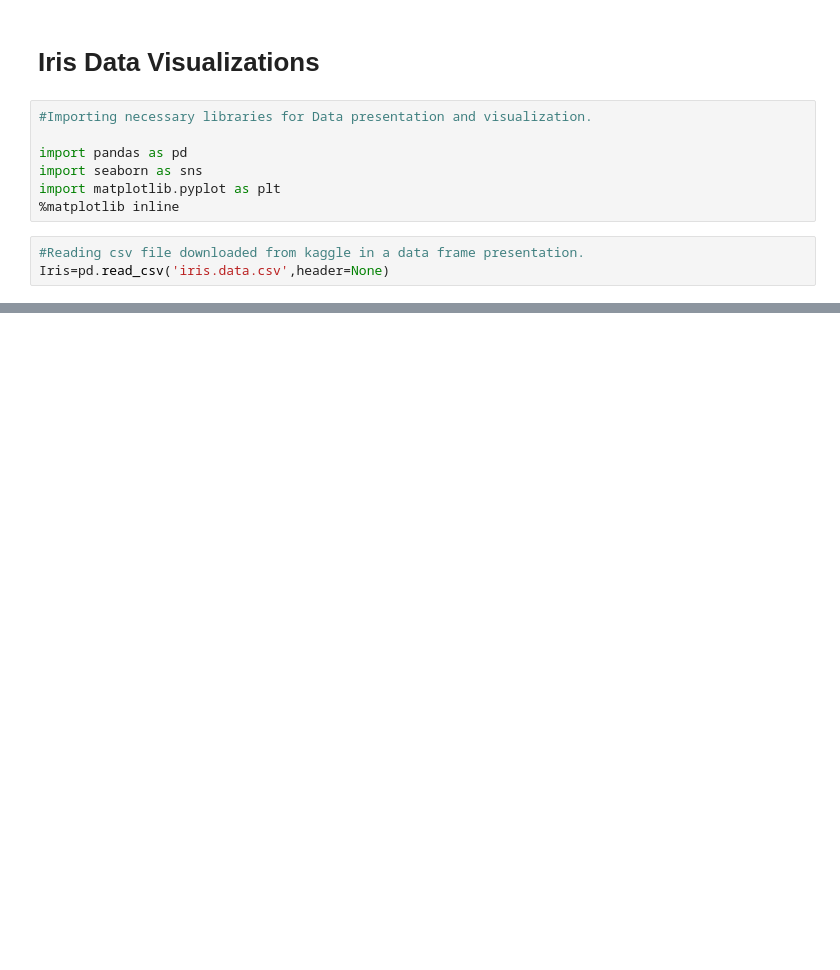
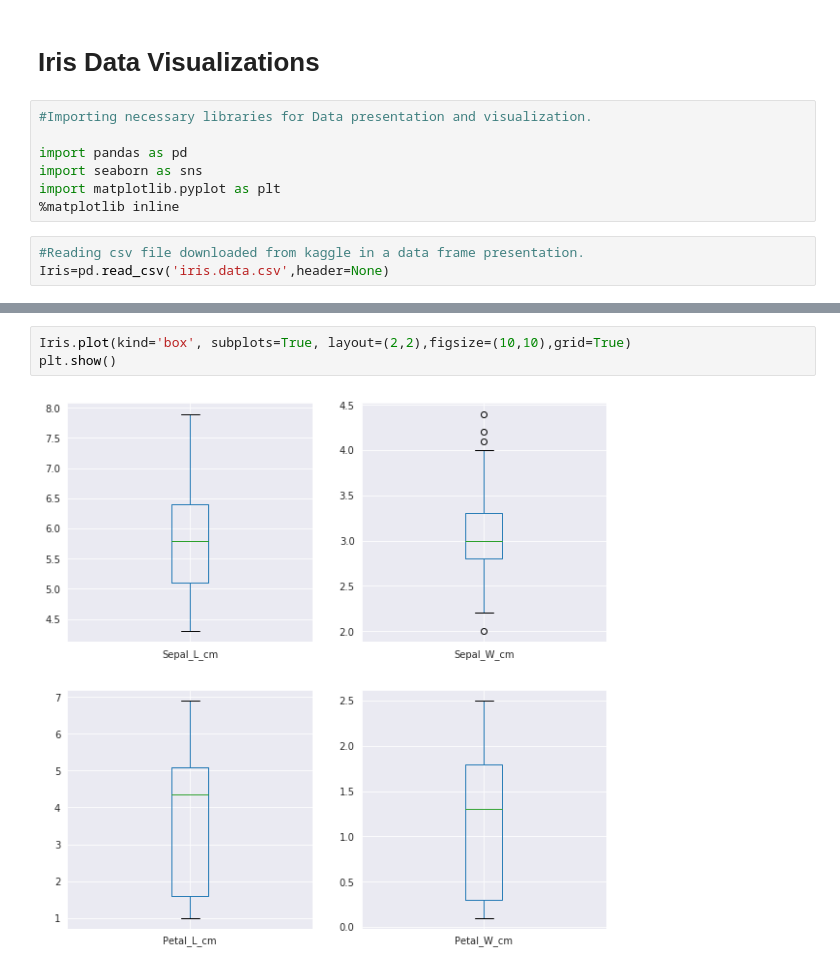
Before and after one commit to jasonrims/Machine-Learning, a Jupyter notebook: Iris Visuals.ipynb, the cells around one changed output, grey strips where cells are left out. Drawn from its saved outputs; the diff is of its cells as text; blank space fills up the shorter version.

```diff
--- a/Iris Visuals.ipynb
+++ b/Iris Visuals.ipynb
@@ -25,0 +73,5 @@ Iris.head()
+# %%
+Iris.plot(kind='box', subplots=True, layout=(2,2),figsize=(10,10),grid=True)
+plt.show()
+# %% [output]
+[figure, added]
```
Also changed, not shown: parts of 12 cells of this notebook.
